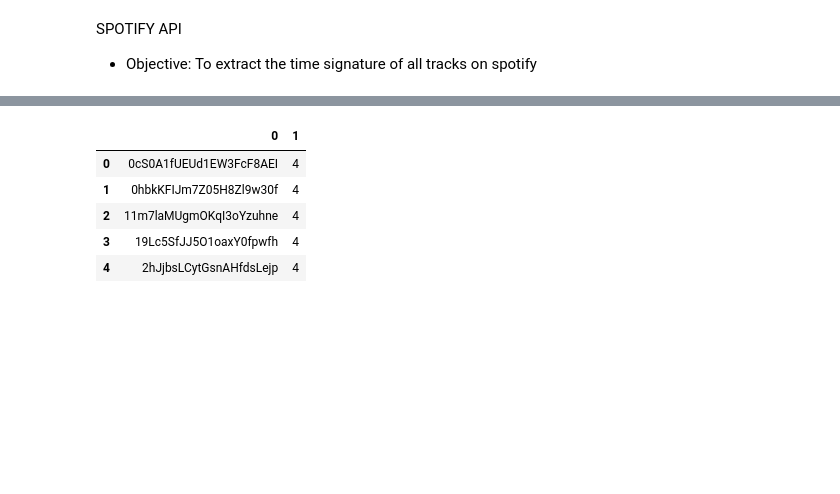
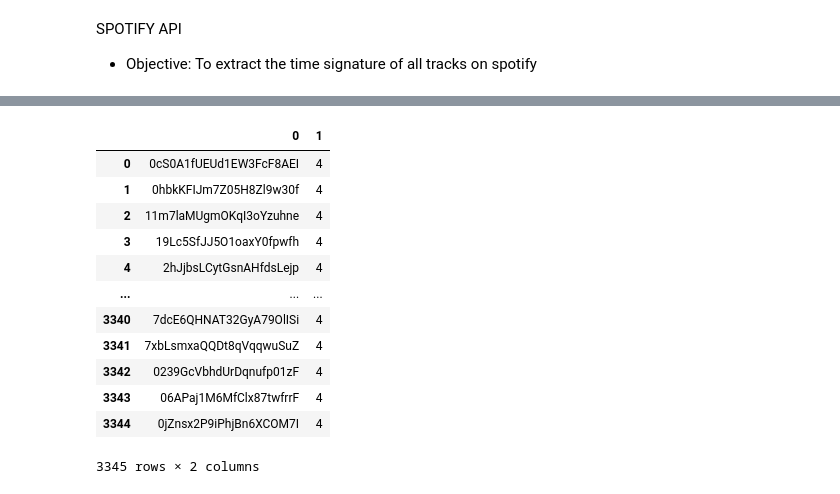
Before and after one commit to annabelcheong/music_lib, a Jupyter notebook: music.ipynb, the cells around one changed output, grey strips where cells are left out. Saved outputs shown, nothing was run; the diff lists cells and outputs as text; code cells hidden in the pictures; blank space fills up the shorter version.

```diff
--- a/music.ipynb
+++ b/music.ipynb
@@ -191,9 +191,9 @@ KFpwNBYnooFm
 57tgYkWQTNHVFEt6xDKKZj
 # %%
 id_timesig= []
-
-for item in id_list[:5]:
-
+count=0
+# for item in id_list[:5]:
+for item in id_list:
     # url = "https://api.spotify.com/v1/audio-features/{id}"
 
     BASE_URL = 'https://api.spotify.com/v1/'
@@ -207,16 +207,16 @@ for item in id_list[:5]:
     # print(r)
 
     try:
-        print(f"id: {r['id']}")
-        print(f"time_signature: {r['time_signature']}")
-        print('-------------------------')
+        # print(f"id: {r['id']}")
+        # print(f"time_signature: {r['time_signature']}")
+        # print('-------------------------')
         new_song = r['id'],r['time_signature']
         id_timesig.append(new_song)
+        count+=1
+        print(count)
+    # except ValueError:
+    except:
+        print("JSON Decode Error on id or time signature")
 
-    except:
-        print("Error on id or time signature")
-
-    # spot_dict={'id':r['id'],
-    #     'time_signature':r['time_signature']
-    #     }
+print("All ids and time signatures appended")
 # %% [output]
@@ -246,9 +261,17 @@ id_timesig
 # %%
-pd.DataFrame(id_timesig)
+id_timesig_df = pd.DataFrame(id_timesig)
+id_timesig_df
 # %% [output]
 |  | 0 | 1 |
 | 0 | 0cS0A1fUEUd1EW3FcF8AEI | 4 |
 | 1 | 0hbkKFIJm7Z05H8Zl9w30f | 4 |
 | 2 | 11m7laMUgmOKqI3oYzuhne | 4 |
 | 3 | 19Lc5SfJJ5O1oaxY0fpwfh | 4 |
 | 4 | 2hJjbsLCytGsnAHfdsLejp | 4 |
+| ... | ... | ... |
+| 3340 | 7dcE6QHNAT32GyA79OlISi | 4 |
+| 3341 | 7xbLsmxaQQDt8qVqqwuSuZ | 4 |
+| 3342 | 0239GcVbhdUrDqnufp01zF | 4 |
+| 3343 | 06APaj1M6MfClx87twfrrF | 4 |
+| 3344 | 0jZnsx2P9iPhjBn6XCOM7I | 4 |
+3345 rows × 2 columns
```
Also changed, not shown: parts of 7 cells of this notebook, 1 other file.
